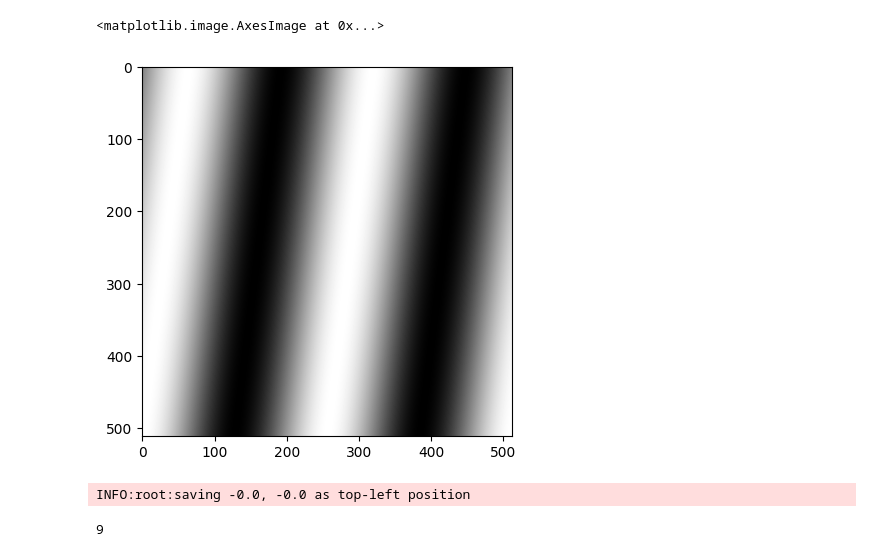
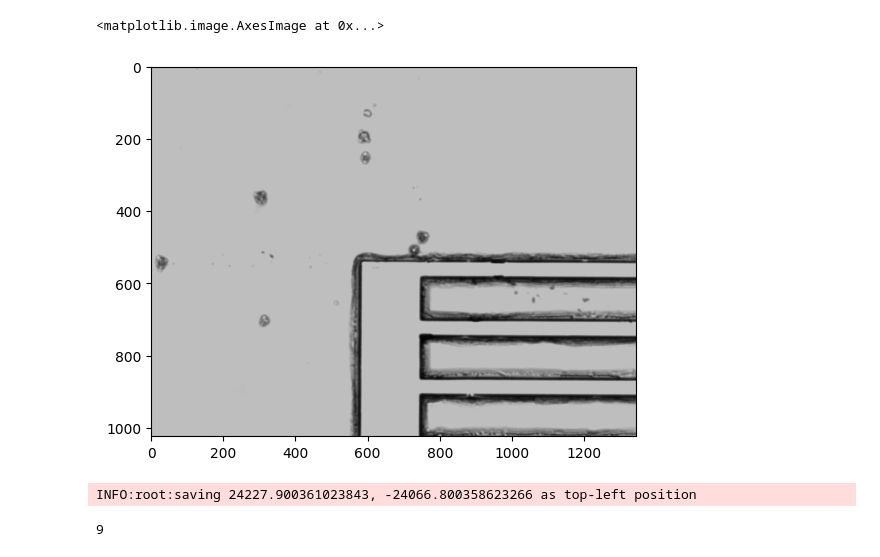
Before and after one commit to spoonk/chip-imaging, a Jupyter notebook: backend/src/test_imager.ipynb, the cells around one changed output. Drawn from its saved outputs; the diff is of its cells as text; code cells hidden in the pictures.

```diff
--- a/backend/src/test_imager.ipynb
+++ b/backend/src/test_imager.ipynb
@@ -16,17 +16,21 @@ INFO:root:pycromanager camera instantiated
 INFO:root:stage instantiated
 # %%
 cam.connect()
-# %%
-plt.imshow(cam.take_image(), cmap='gray')
-# %% [output]
-<matplotlib.image.AxesImage at 0x...>
-[figure, removed]
+# %%
+cam.set_gain(50)
+# %%
+im = cam.take_image()
+im[0][0] = 65535
+plt.imshow(im, cmap='gray')
+# %% [output]
+<matplotlib.image.AxesImage at 0x...>
+[figure, added]
 # %%
 imager = ChipImager(stage, cam)
 # %%
 imager.save_top_left_pos()
 # %% [output]
-INFO:root:saving -0.0, -0.0 as top-left position
+INFO:root:saving 24227.900361023843, -24066.800358623266 as top-left position
 # %%
 grid = imager.get_imaging_grid()
 # %%
```
Also changed, not shown: parts of 7 cells of this notebook, 5 other files.
